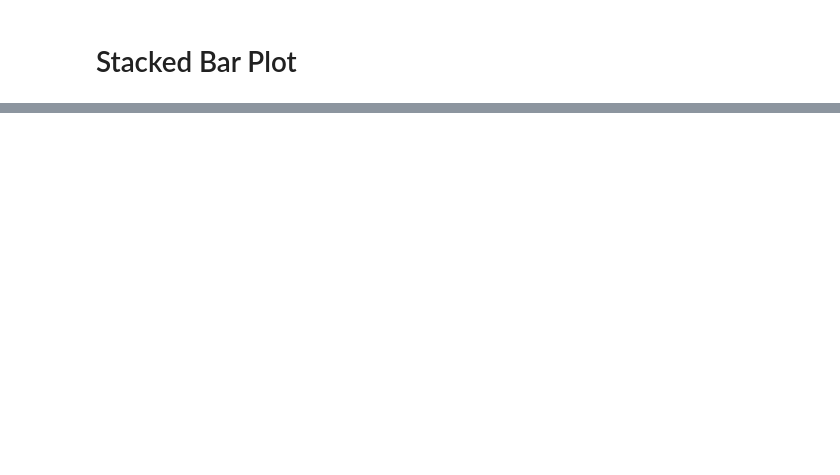
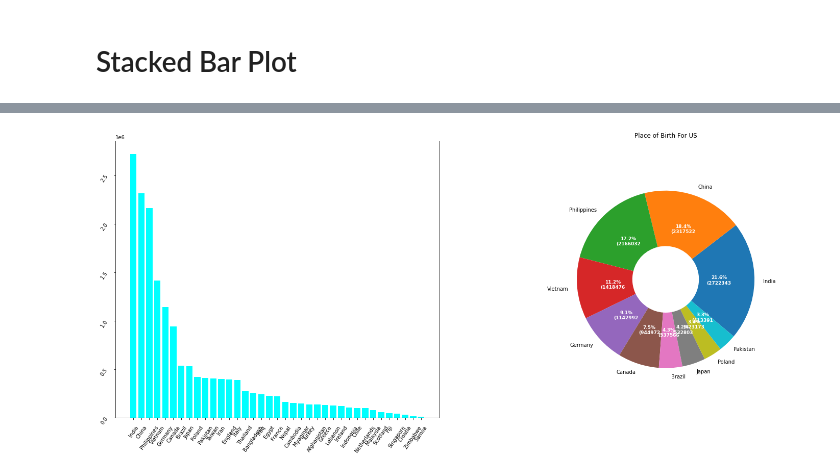
Before and after one commit to NoTouchingKids/Lab4-5Assignment, a Jupyter notebook: Report.ipynb, the cells around one changed output, grey strips where cells are left out. Cells and saved outputs as stored; diff of their text form; code cells hidden in the pictures; blank space fills up the shorter version.

```diff
--- a/Report.ipynb
+++ b/Report.ipynb
@@ -496,0 +482,66 @@ plt.show()
+# %%
+US_country_dict = dict(zip(US_country_list[bool_index], US_country_value_list))
+sorted_dict = {k: v for k, v in sorted(US_country_dict.items(), key=lambda item: item[1], reverse=True)}
+
+
+
+
+fig, ax = plt.subplots(1,2, figsize=(25, 10))
+
+
+USA_X = list(sorted_dict.keys())
+USA_Y = list(sorted_dict.values())
+
+USA_X_pie = USA_X[:10]
+USA_Y_pie = USA_Y[:10]
+
+def func(pct, allvals):
+    absolute = int(np.round(pct/100.*np.sum(allvals)))
+    return "{:.1f}%\n({:d}".format(pct, absolute)
+
+
+# wedges, texts, autotexts = ax.pie(y, autopct=lambda pct: func(pct, y),
+#                                   textprops=dict(color="w"))
+
+# ax.legend(wedges, x,
+#           title="Ingredients",
+#           loc="center left",
+#           bbox_to_anchor=(1, 0, 0.5, 1))
+
+# plt.setp(autotexts, size=8, weight="bold")
+
+# ax.set_title("Matplotlib bakery: A pie")
+
+ax[0].bar(USA_X, USA_Y,
+          color='cyan', linewidth=0.7, label='US')
+
+wedges, texts, autotexts = ax[1].pie(USA_Y_pie, labels=USA_X_pie, autopct=lambda pct: func(pct, USA_Y_pie),wedgeprops=dict(width=0.5), startangle=-40, radius=0.80)
+
+plt.setp(autotexts, size='x-small')
+
+for autotext in autotexts:
+    autotext.set_color('white')
+
+bbox_props = dict(boxstyle="square,pad=0.3", fc="w", ec="k", lw=0.72)
+kw = dict(arrowprops=dict(arrowstyle="-"),
+          bbox=bbox_props, zorder=0, va="center")
+
+# for i, p in enumerate(wedges):
+#     print(p)
+#     ang = (p.theta2 - p.theta1)/2. + p.theta1
+#     y = np.sin(np.deg2rad(ang))
+#     x = np.cos(np.deg2rad(ang))
+#     horizontalalignment = {-1: "right", 1: "left"}[int(np.sign(x))]
+#     connectionstyle = "angle,angleA=0,angleB={}".format(ang)
+#     kw["arrowprops"].update({"connectionstyle": connectionstyle})
+#     ax[1].annotate(USA_X_pie[i], xy=(x, y), xytext=(1.35*np.sign(x), 1.4*y),
+#                 horizontalalignment=horizontalalignment, **kw)
+
+ax[0].tick_params(labelrotation=55, pad=10)
+
+plt.setp(autotexts, size=9, weight="bold")
+plt.title("Place of Birth For US")
+
+plt.show()
+# %% [output]
+[figure, added]
```
Also changed, not shown: parts of 7 cells of this notebook.
